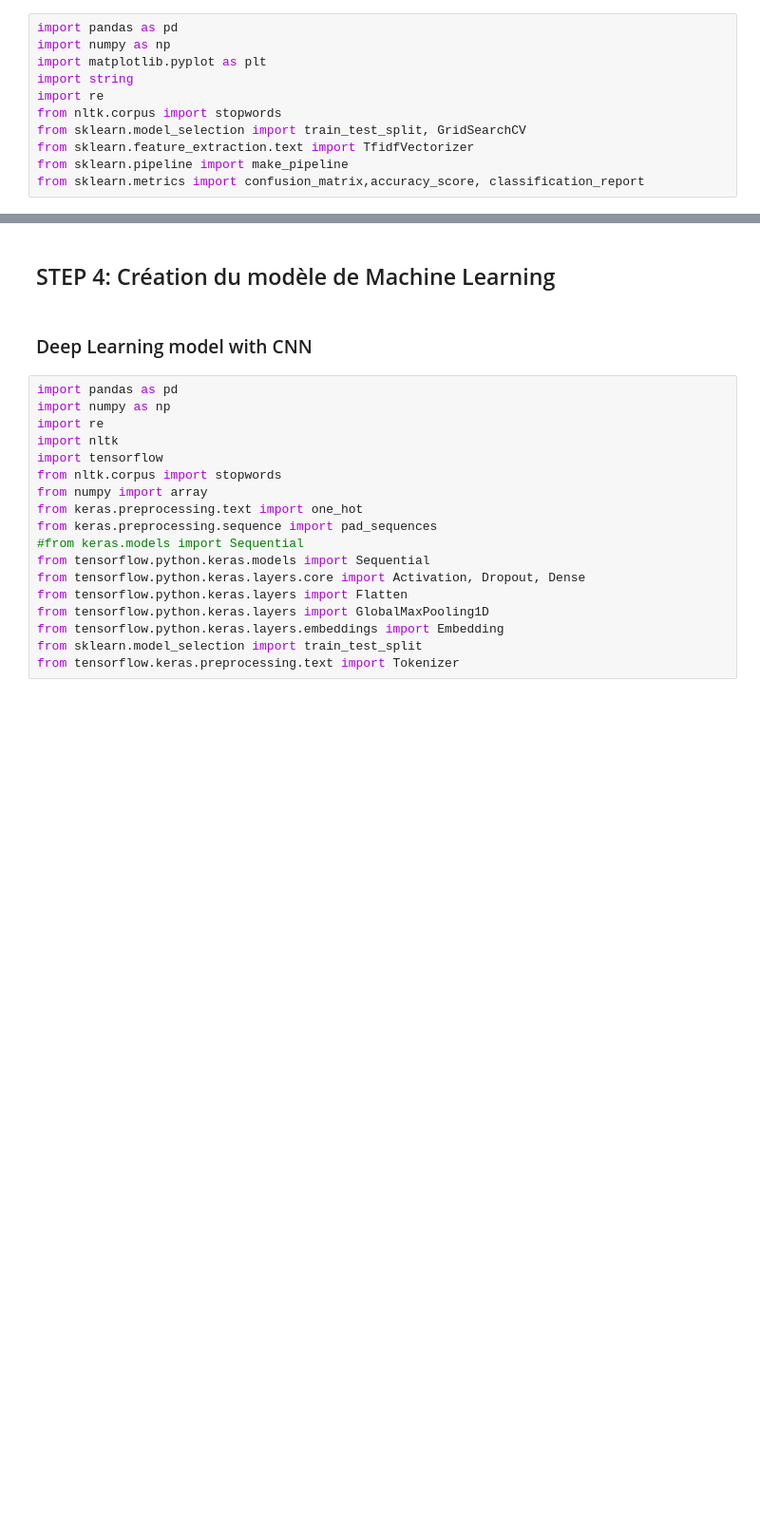
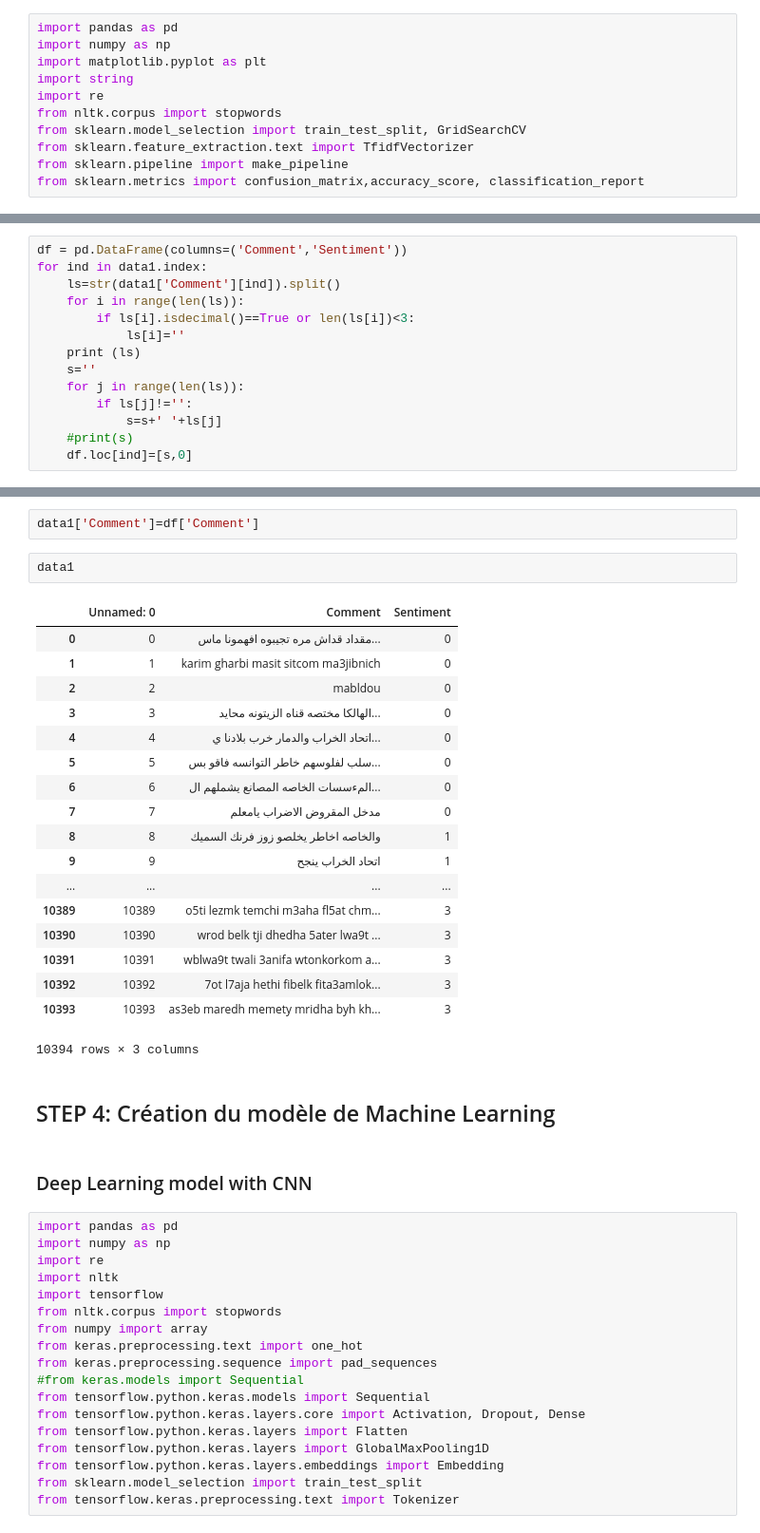
Before and after one commit to SBSsbs/Sentiment-analysis-project, a Jupyter notebook: Tunisian Dialect Sentiment Analysis - DL algorithms.ipynb, the cells around one changed output, grey strips where cells are left out. Shown at 95% size. Saved outputs shown, nothing was run; the diff lists cells and outputs as text; blank space fills up the shorter version.

```diff
--- a/Tunisian Dialect Sentiment Analysis - DL algorithms.ipynb
+++ b/Tunisian Dialect Sentiment Analysis - DL algorithms.ipynb
@@ -21,0 +33,14 @@ print(data1.head(5))
+# %%
+df = pd.DataFrame(columns=('Comment','Sentiment'))
+for ind in data1.index:
+    ls=str(data1['Comment'][ind]).split()
+    for i in range(len(ls)):
+        if ls[i].isdecimal()==True or len(ls[i])<3:
+            ls[i]=''
+    print (ls)
+    s=''
+    for j in range(len(ls)):
+        if ls[j]!='':
+            s=s+' '+ls[j]
+    #print(s)
+    df.loc[ind]=[s,0]
@@ -22,3 +65,26 @@ print(data1.head(5))
+# %%
+data1['Comment']=df['Comment']
+# %%
+data1
+# %% [output]
+|  | Unnamed: 0 | Comment | Sentiment |
+| 0 | 0 | مقداد قداش مره تجيبوه افهمونا ماس... | 0 |
+| 1 | 1 | karim gharbi masit sitcom ma3jibnich | 0 |
+| 2 | 2 | mabldou | 0 |
+| 3 | 3 | الهالكا مختصه قناه الزيتونه محايد... | 0 |
+| 4 | 4 | اتحاد الخراب والدمار خرب بلادنا ي... | 0 |
+| 5 | 5 | سلب لفلوسهم خاطر التوانسه فاقو بس... | 0 |
+| 6 | 6 | المءسسات الخاصه المصانع يشملهم ال... | 0 |
+| 7 | 7 | مدخل المقروض الاضراب يامعلم | 0 |
+| 8 | 8 | والخاصه اخاطر يخلصو زوز فرنك السميك | 1 |
+| 9 | 9 | اتحاد الخراب ينجح | 1 |
+| ... | ... | ... | ... |
+| 10389 | 10389 | o5ti lezmk temchi m3aha fl5at chm... | 3 |
+| 10390 | 10390 | wrod belk tji dhedha 5ater lwa9t ... | 3 |
+| 10391 | 10391 | wblwa9t twali 3anifa wtonkorkom a... | 3 |
+| 10392 | 10392 | 7ot l7aja hethi fibelk fita3amlok... | 3 |
+| 10393 | 10393 | as3eb maredh memety mridha byh kh... | 3 |
+10394 rows × 3 columns
 # %% [markdown]
 ## STEP 4: Création du modèle de Machine Learning
 # %% [markdown]
```
Also changed, not shown: parts of 8 cells of this notebook.
